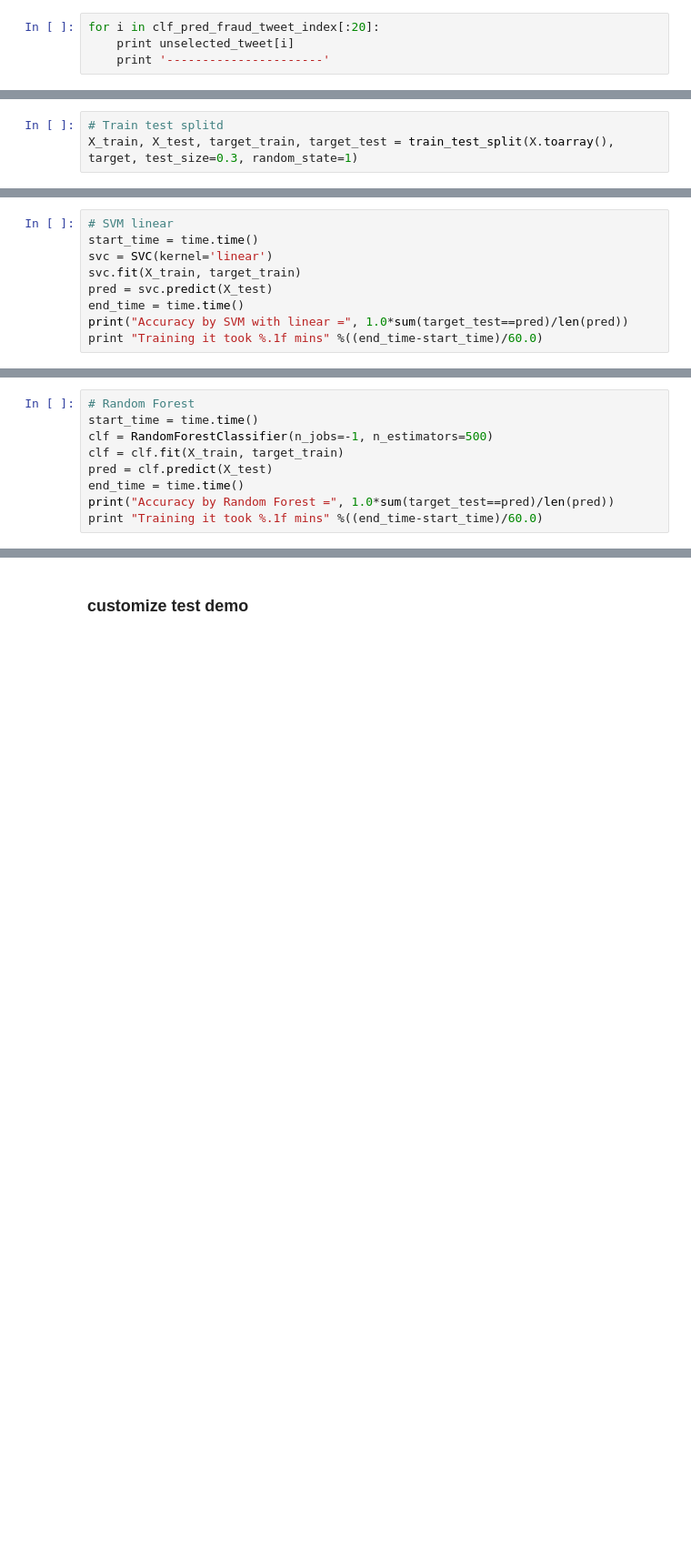
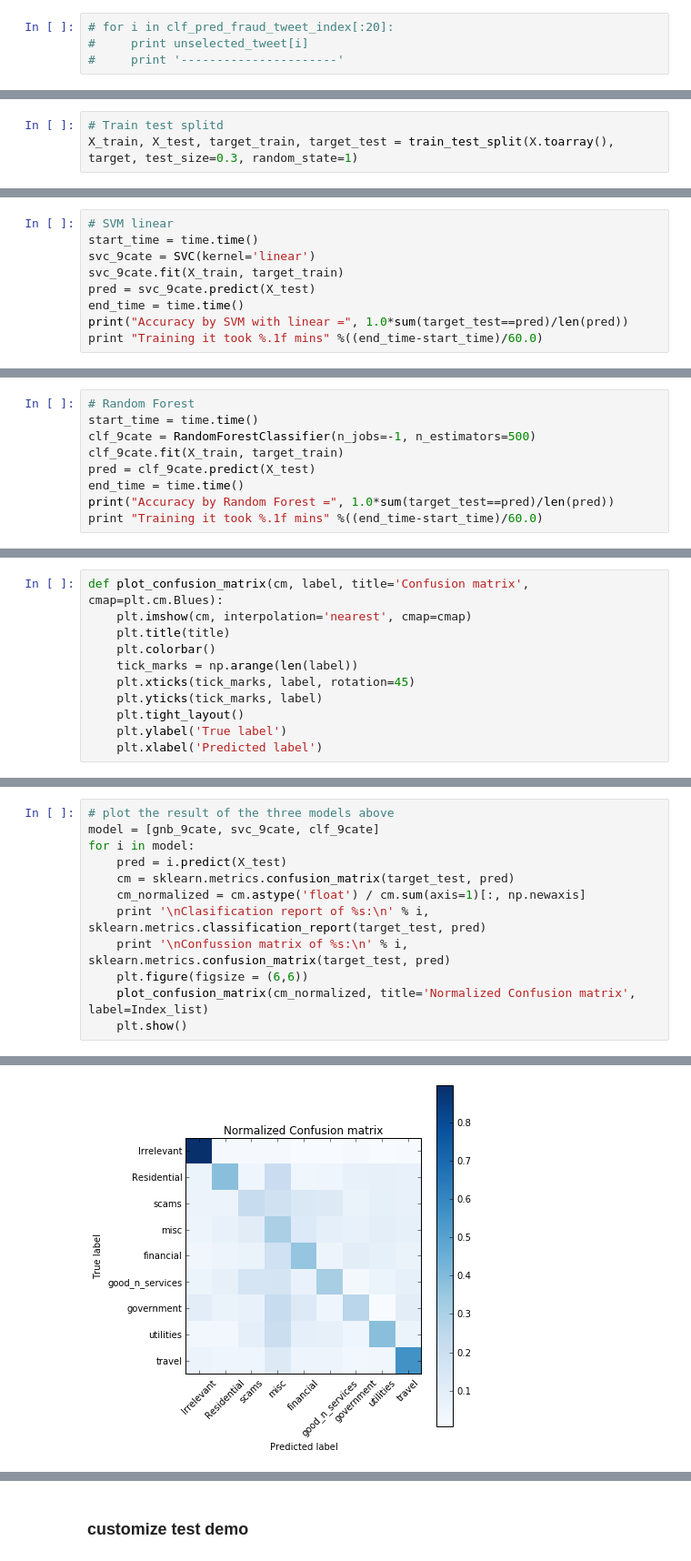
Before and after one commit to TianqiJiang/Consumer-Fraud-Detection-with-Tweets-, a Jupyter notebook: Classification of text documents.ipynb, the cells around one changed output, grey strips where cells are left out. Shown: that part at 91% size. Cells and saved outputs as stored; diff of their text form; blank space fills up the shorter version.

```diff
--- a/Classification of text documents.ipynb
+++ b/Classification of text documents.ipynb
@@ -236,4 +233,4 @@ print len(gnb_pred_fraud_tweet_index)
 # %%
-for i in clf_pred_fraud_tweet_index[:20]:
-    print unselected_tweet[i]
-    print '----------------------'
+# for i in clf_pred_fraud_tweet_index[:20]:
+#     print unselected_tweet[i]
+#     print '----------------------'
@@ -340,9 +313,9 @@ Training it took 0.3 mins
 # %%
 # SVM linear
 start_time = time.time()
-svc = SVC(kernel='linear')
-svc.fit(X_train, target_train)
-pred = svc.predict(X_test)
+svc_9cate = SVC(kernel='linear')
+svc_9cate.fit(X_train, target_train)
+pred = svc_9cate.predict(X_test)
 end_time = time.time()
 print("Accuracy by SVM with linear =", 1.0*sum(target_test==pred)/len(pred))
 print "Training it took %.1f mins" %((end_time-start_time)/60.0)
@@ -352,9 +325,9 @@ Training it took 33.5 mins
 # %%
 # Random Forest
 start_time = time.time()
-clf = RandomForestClassifier(n_jobs=-1, n_estimators=500)
-clf = clf.fit(X_train, target_train)
-pred = clf.predict(X_test)
+clf_9cate = RandomForestClassifier(n_jobs=-1, n_estimators=500)
+clf_9cate.fit(X_train, target_train)
+pred = clf_9cate.predict(X_test)
 end_time = time.time()
 print("Accuracy by Random Forest =", 1.0*sum(target_test==pred)/len(pred))
 print "Training it took %.1f mins" %((end_time-start_time)/60.0)
@@ -363,0 +353,11 @@ Training it took 8.5 mins
+# %%
+def plot_confusion_matrix(cm, label, title='Confusion matrix', cmap=plt.cm.Blues):
+    plt.imshow(cm, interpolation='nearest', cmap=cmap)
+    plt.title(title)
+    plt.colorbar()
+    tick_marks = np.arange(len(label))
+    plt.xticks(tick_marks, label, rotation=45)
+    plt.yticks(tick_marks, label)
+    plt.tight_layout()
+    plt.ylabel('True label')
+    plt.xlabel('Predicted label')
@@ -363,0 +371,13 @@ Training it took 8.5 mins
+# %%
+# plot the result of the three models above
+model = [gnb_9cate, svc_9cate, clf_9cate]
+for i in model:
+    pred = i.predict(X_test)
+    cm = sklearn.metrics.confusion_matrix(target_test, pred)
+    cm_normalized = cm.astype('float') / cm.sum(axis=1)[:, np.newaxis]
+    print '\nClasification report of %s:\n' % i, sklearn.metrics.classification_report(target_test, pred)
+    print '\nConfussion matrix of %s:\n' % i, sklearn.metrics.confusion_matrix(target_test, pred)
+    plt.figure(figsize = (6,6))
+    plot_confusion_matrix(cm_normalized, title='Normalized Confusion matrix', label=Index_list)
+    plt.show()
+# %% [output]
@@ -363,0 +401 @@ Training it took 8.5 mins
+[figure, added]
```
Also changed, not shown: parts of 92 cells of this notebook, 3 other files.
